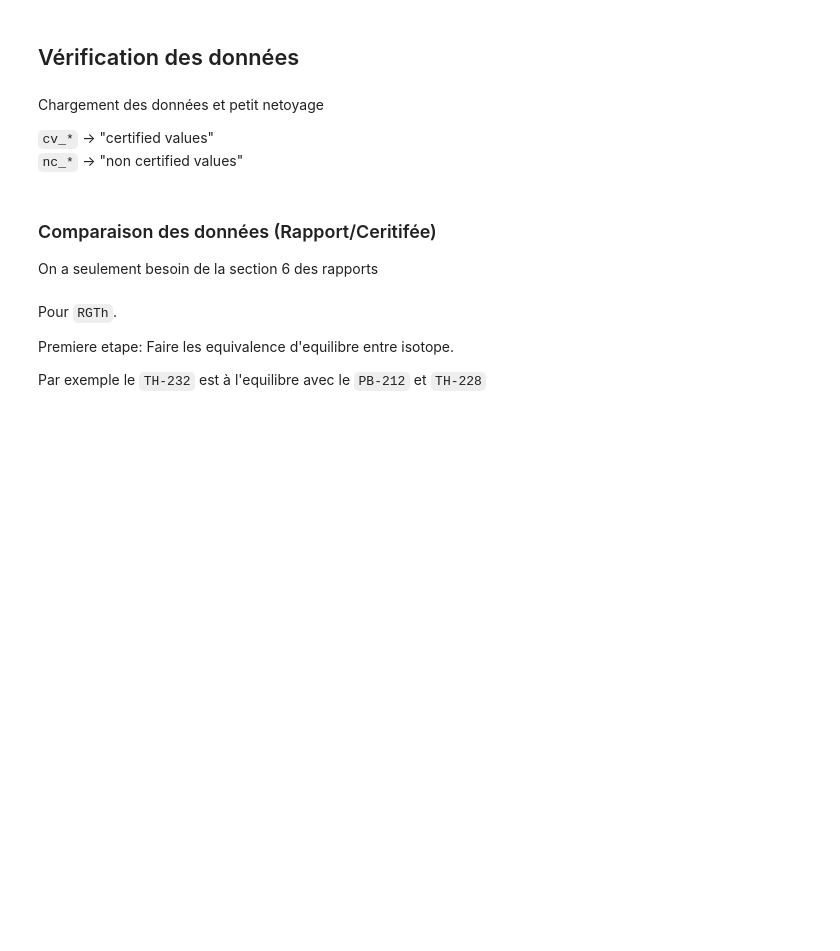
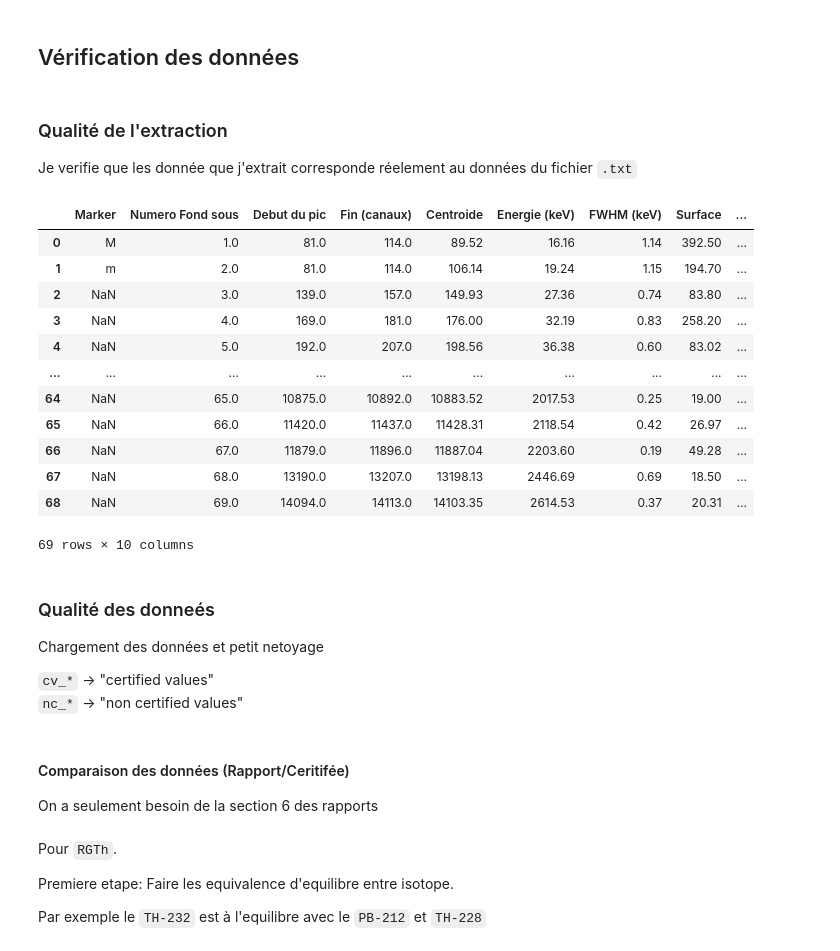
Before and after one commit to Ezacuak/chenin, a Jupyter notebook: src/poc.ipynb, the cells around one changed output. Drawn from its saved outputs; the diff is of its cells as text; code cells hidden in the pictures; blank space fills up the shorter version.

Commit message:
fix(poc): Section 1 Clean

```diff
--- a/src/poc.ipynb
+++ b/src/poc.ipynb
@@ -369,7 +369,43 @@ def report(file: str) -> dict:
     }
 # %% [markdown]
 ## Vérification des données
+# %% [markdown]
+### Qualité de l'extraction
+Je verifie que les donnée que j'extrait corresponde réelement au données du fichier `.txt`
+# %%
+# FIXME: Section 1 Done
+# FIXME: Section 2
+# FIXME: Section 3
+# FIXME: Section 4_1
+# FIXME: Section 4_2
+# FIXME: Section 5
+# FIXME: Section 6
+
+ech = 1
+section = 2
+
+df = report(f"../data/NOI_S/NOI_S_{ech}.txt")[f"s{section}"]
+
+# for i in [2, 3, 4, 5, 6, 7, 8, 9, 10, 11, 13, 16]:
+   # df = pd.concat([df, report(f"../data/NOI_S/NOI_S_{i}.txt")[f"s{section}"]], ignore_index=True)
+
+df
+# %% [output]
+|  | Marker | Numero Fond sous | Debut du pic | Fin (canaux) | Centroide | Energie (keV) | FWHM (keV) | Surface | ... |
+| 0 | M | 1.0 | 81.0 | 114.0 | 89.52 | 16.16 | 1.14 | 392.50 | ... |
+| 1 | m | 2.0 | 81.0 | 114.0 | 106.14 | 19.24 | 1.15 | 194.70 | ... |
+| 2 | NaN | 3.0 | 139.0 | 157.0 | 149.93 | 27.36 | 0.74 | 83.80 | ... |
+| 3 | NaN | 4.0 | 169.0 | 181.0 | 176.00 | 32.19 | 0.83 | 258.20 | ... |
+| 4 | NaN | 5.0 | 192.0 | 207.0 | 198.56 | 36.38 | 0.60 | 83.02 | ... |
+| ... | ... | ... | ... | ... | ... | ... | ... | ... | ... |
+| 64 | NaN | 65.0 | 10875.0 | 10892.0 | 10883.52 | 2017.53 | 0.25 | 19.00 | ... |
+| 65 | NaN | 66.0 | 11420.0 | 11437.0 | 11428.31 | 2118.54 | 0.42 | 26.97 | ... |
+| 66 | NaN | 67.0 | 11879.0 | 11896.0 | 11887.04 | 2203.60 | 0.19 | 49.28 | ... |
+| 67 | NaN | 68.0 | 13190.0 | 13207.0 | 13198.13 | 2446.69 | 0.69 | 18.50 | ... |
+| 68 | NaN | 69.0 | 14094.0 | 14113.0 | 14103.35 | 2614.53 | 0.37 | 20.31 | ... |
+69 rows × 10 columns
 # %% [markdown]
+### Qualité des donneés
 Chargement des données et petit netoyage
 
 `cv_*` -> "certified values"\
@@ -391,7 +427,7 @@ cv_s447 = cv_s447.astype({'Nucleide': 'category'})
 
 nc_s447 = report("../data/test/rapport-S447_3cm.txt")
 # %% [markdown]
-### Comparaison des données (Rapport/Ceritifée)
+#### Comparaison des données (Rapport/Ceritifée)
 On a seulement besoin de la section 6 des rapports
 # %% [markdown]
 Pour `RGTh`.
```
Also changed, not shown: parts of 4 cells of this notebook.
